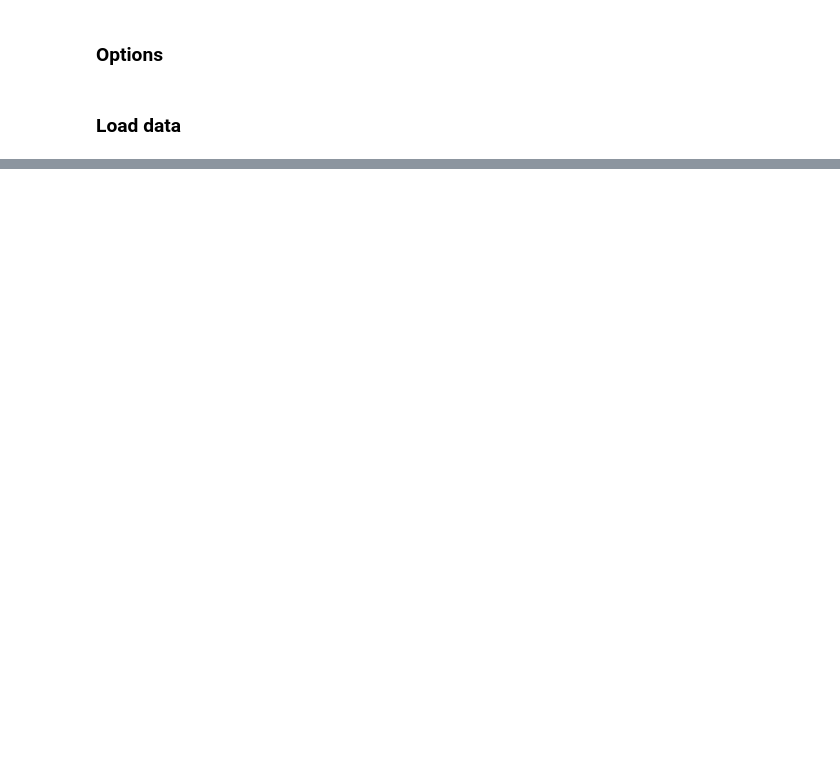
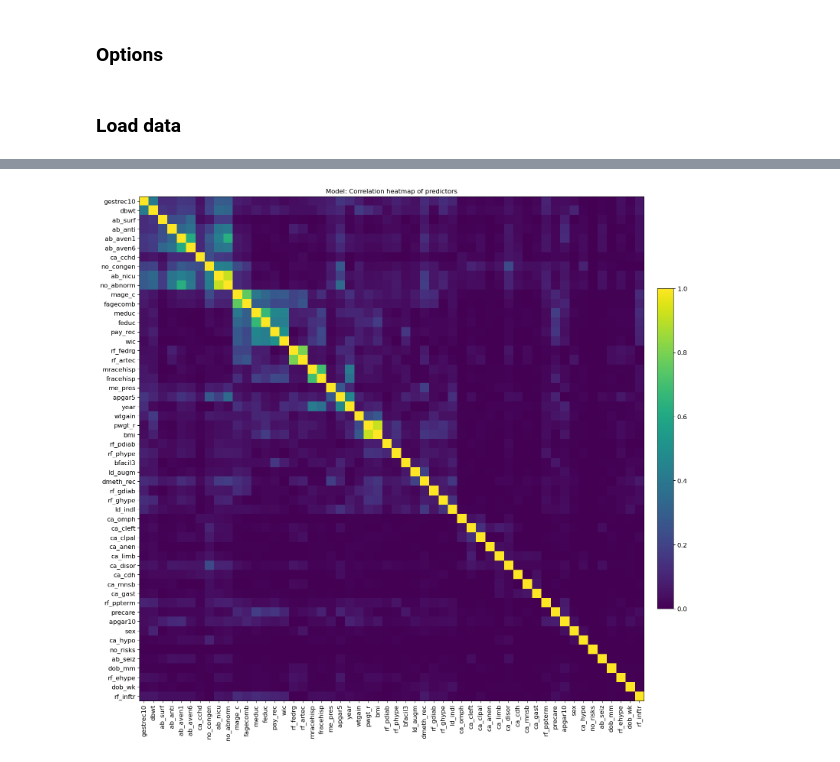
Before and after one commit to frankbuckley/ds-births-populations, a Jupyter notebook: projects/us-birth-certificates/0002-predictors.ipynb, the cells around one changed output, grey strips where cells are left out. Saved outputs shown, nothing was run; the diff lists cells and outputs as text; code cells hidden in the pictures; blank space fills up the shorter version.

```diff
--- a/projects/us-birth-certificates/0002-predictors.ipynb
+++ b/projects/us-birth-certificates/0002-predictors.ipynb
@@ -881,3 +753,20 @@ importances_0 = pd.DataFrame(
+# %%
+dendro_0_idx = np.arange(0, len(dendro_0["ivl"]))
+
+with plt.rc_context({'ytick.labelsize': 12, 'xtick.labelsize': 12, 'axes.titlesize': 12}):
+    plt.figure(figsize=(18, 18))
+    plt.set_cmap("viridis")
+    ax = plt.axes()
+    im = ax.imshow(corr_0[dendro_0["leaves"], :][:, dendro_0["leaves"]])
+    ax.set_title(f"Model: Correlation heatmap of predictors")
+    ax.set_xticks(dendro_0_idx)
+    ax.set_yticks(dendro_0_idx)
+    ax.set_xticklabels(dendro_0["ivl"], rotation="vertical")
+    ax.set_yticklabels(dendro_0["ivl"])
+    plt.colorbar(im, ax=ax, fraction=0.03, pad=0.025)
+    plt.show()
+# %% [output]
+[figure, added]
 # %%
 ax = importances_0.plot.box(vert=False, whis=10, figsize=(10, 18))
 ax.set_title(f"Model 0: Permutation importances")
```
Also changed, not shown: parts of 69 cells of this notebook.
